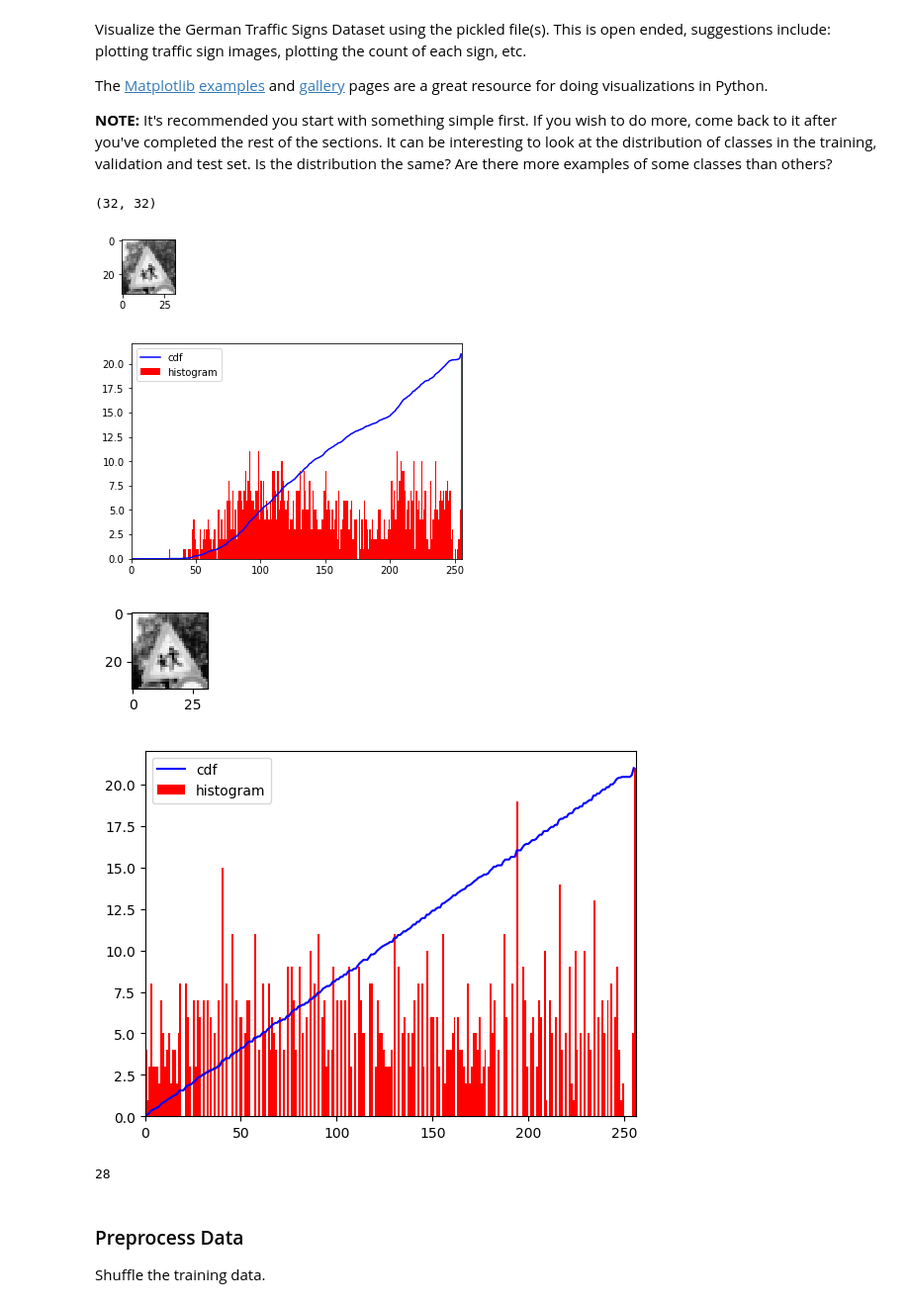
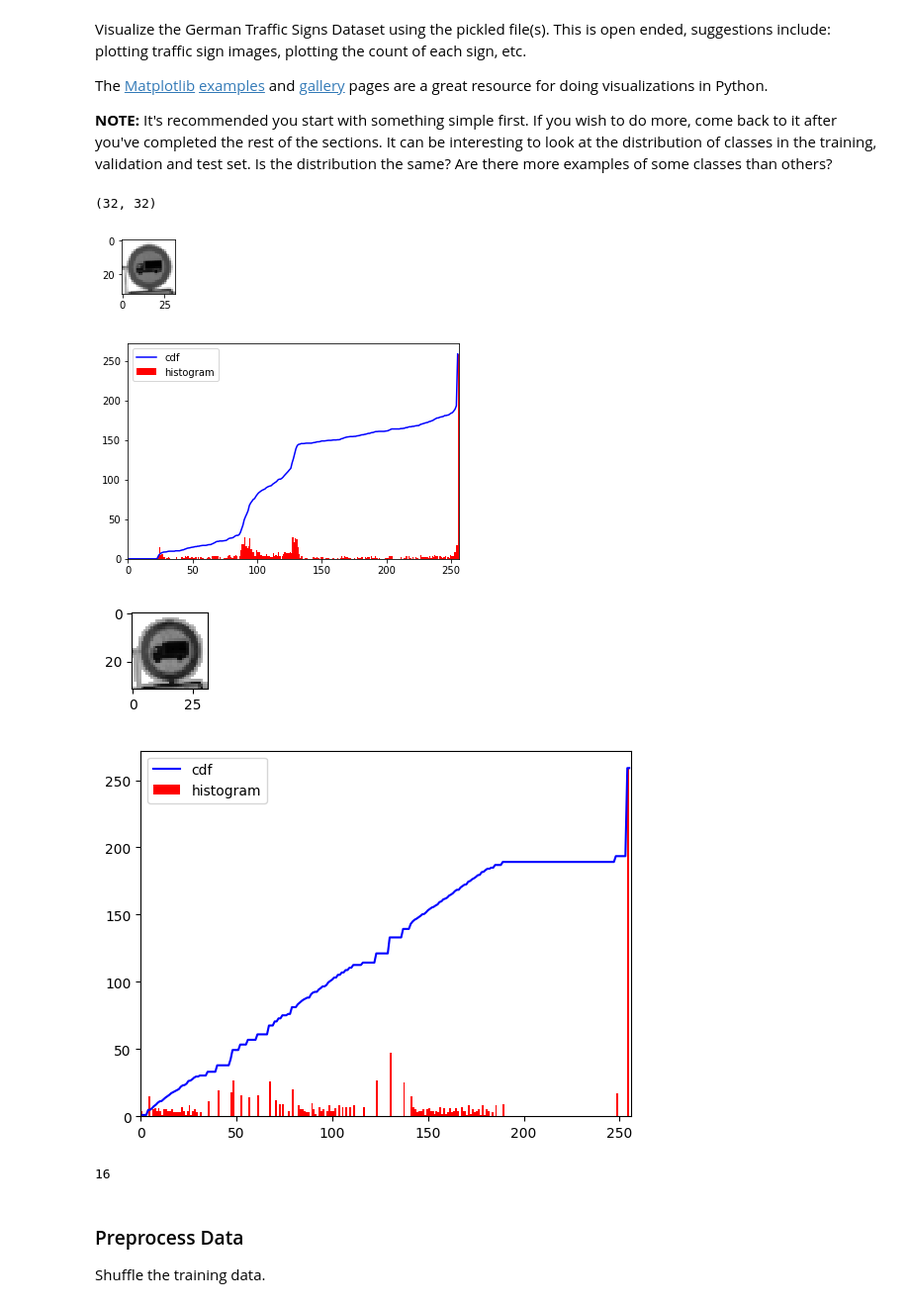
Before and after one commit to ahmedbelalnour/CarND-Traffic-Sign-Classifier-Project, a Jupyter notebook: Traffic_Sign_Classifier.ipynb, the cells around one changed output. Shown: that part at 99% size. Saved outputs shown, nothing was run; the diff lists cells and outputs as text; code cells hidden in the pictures.

```diff
--- a/Traffic_Sign_Classifier.ipynb
+++ b/Traffic_Sign_Classifier.ipynb
@@ -133,35 +132,35 @@ def image_histogram_equalization(image, number_bins=256):
 # %%
 ### Data exploration visualization code goes here.
 ### Feel free to use as many code cells as needed.
 import random
 import numpy as np
 from matplotlib import pyplot as plt
 # Visualizations will be shown in the notebook.
 %matplotlib inline
 
-index = random.randint(0, len(X_train))
+index = 5333#random.randint(0, len(X_train))
 image = X_train[index].squeeze() # squeeze()?
 image = image[:,:,0]
 print(image.shape)
 plt.figure(figsize=(1, 1))
 plt.imshow(image, cmap='gray')
 plt.show()
 plotHistogramForImage(image)
 
 equalizedImage = image_histogram_equalization(image)
 plt.figure(figsize=(1, 1))
 plt.imshow(equalizedImage, cmap='gray')
 plt.show()
 plotHistogramForImage(equalizedImage)
 
 print(y_train[index])
 # %% [output]
 (32, 32)
-[figure, old version]
+[figure, new version]
-[figure, old version]
+[figure, new version]
-[figure, old version]
+[figure, new version]
-[figure, old version]
+[figure, new version]
-28
+16
 # %% [markdown]
 ### Preprocess Data
 Shuffle the training data.
```
Also changed, not shown: parts of 7 cells of this notebook, 2 other files.
